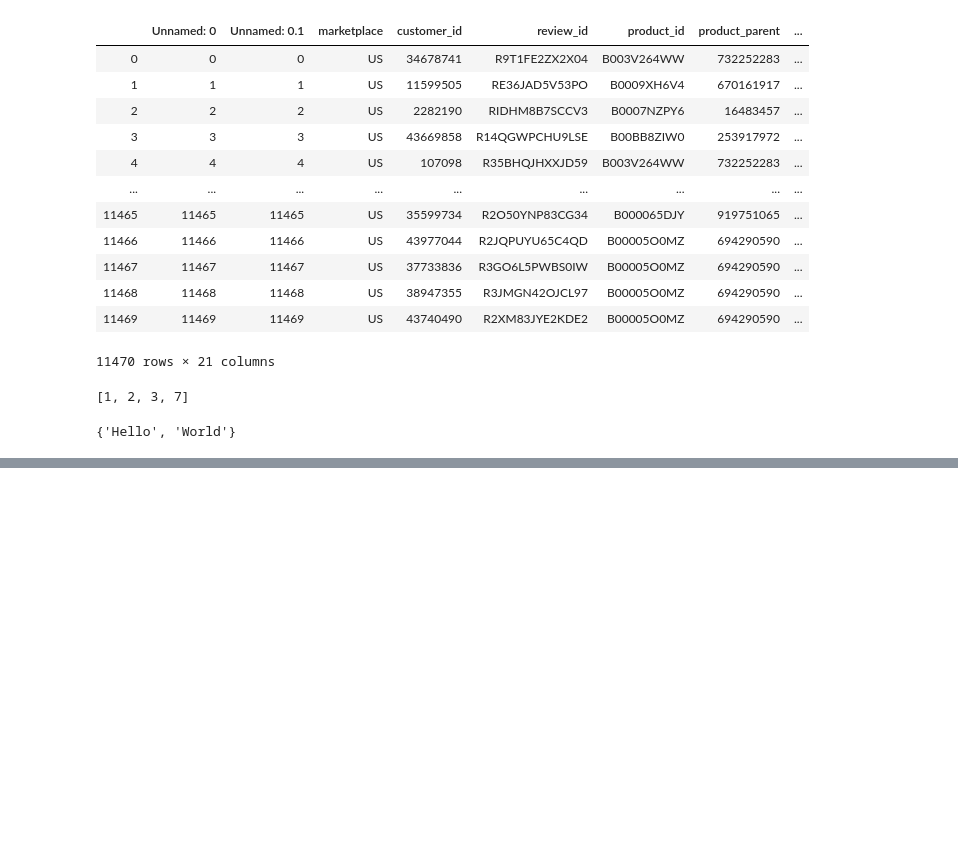
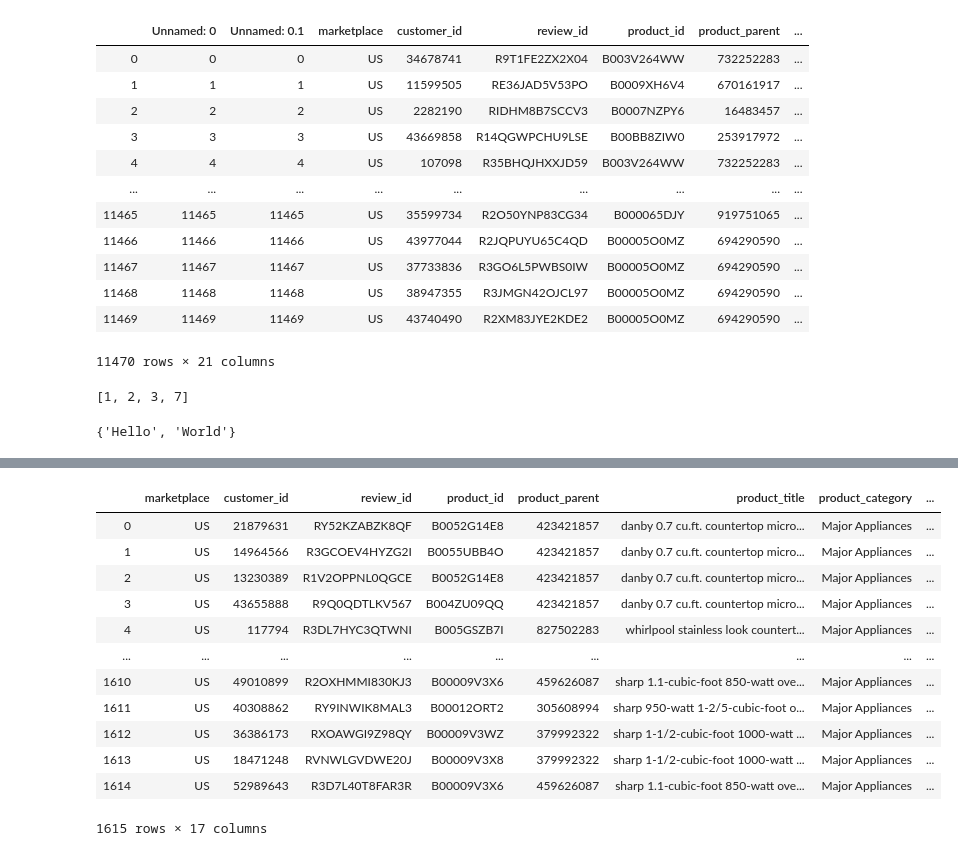
Before and after one commit to Carboxy/MCM_C, a Jupyter notebook: test.ipynb, the cells around one changed output, grey strips where cells are left out. Saved outputs shown, nothing was run; the diff lists cells and outputs as text; code cells hidden in the pictures; blank space fills up the shorter version.

```diff
--- a/test.ipynb
+++ b/test.ipynb
@@ -499,0 +518,18 @@ a
+# %%
+df = pd.read_csv("microwave_score.csv")
+# %%
+df
+# %% [output]
+|  | marketplace | customer_id | review_id | product_id | product_parent | product_title | product_category | ... |
+| 0 | US | 21879631 | RY52KZABZK8QF | B0052G14E8 | 423421857 | danby 0.7 cu.ft. countertop micro... | Major Appliances | ... |
+| 1 | US | 14964566 | R3GCOEV4HYZG2I | B0055UBB4O | 423421857 | danby 0.7 cu.ft. countertop micro... | Major Appliances | ... |
+| 2 | US | 13230389 | R1V2OPPNL0QGCE | B0052G14E8 | 423421857 | danby 0.7 cu.ft. countertop micro... | Major Appliances | ... |
+| 3 | US | 43655888 | R9Q0QDTLKV567 | B004ZU09QQ | 423421857 | danby 0.7 cu.ft. countertop micro... | Major Appliances | ... |
+| 4 | US | 117794 | R3DL7HYC3QTWNI | B005GSZB7I | 827502283 | whirlpool stainless look countert... | Major Appliances | ... |
+| ... | ... | ... | ... | ... | ... | ... | ... | ... |
+| 1610 | US | 49010899 | R2OXHMMI830KJ3 | B00009V3X6 | 459626087 | sharp 1.1-cubic-foot 850-watt ove... | Major Appliances | ... |
+| 1611 | US | 40308862 | RY9INWIK8MAL3 | B00012ORT2 | 305608994 | sharp 950-watt 1-2/5-cubic-foot o... | Major Appliances | ... |
+| 1612 | US | 36386173 | RXOAWGI9Z98QY | B00009V3WZ | 379992322 | sharp 1-1/2-cubic-foot 1000-watt ... | Major Appliances | ... |
+| 1613 | US | 18471248 | RVNWLGVDWE20J | B00009V3X8 | 379992322 | sharp 1-1/2-cubic-foot 1000-watt ... | Major Appliances | ... |
+| 1614 | US | 52989643 | R3D7L40T8FAR3R | B00009V3X6 | 459626087 | sharp 1.1-cubic-foot 850-watt ove... | Major Appliances | ... |
+1615 rows × 17 columns
```
Also changed, not shown: parts of 8 cells of this notebook, 37 other files.
